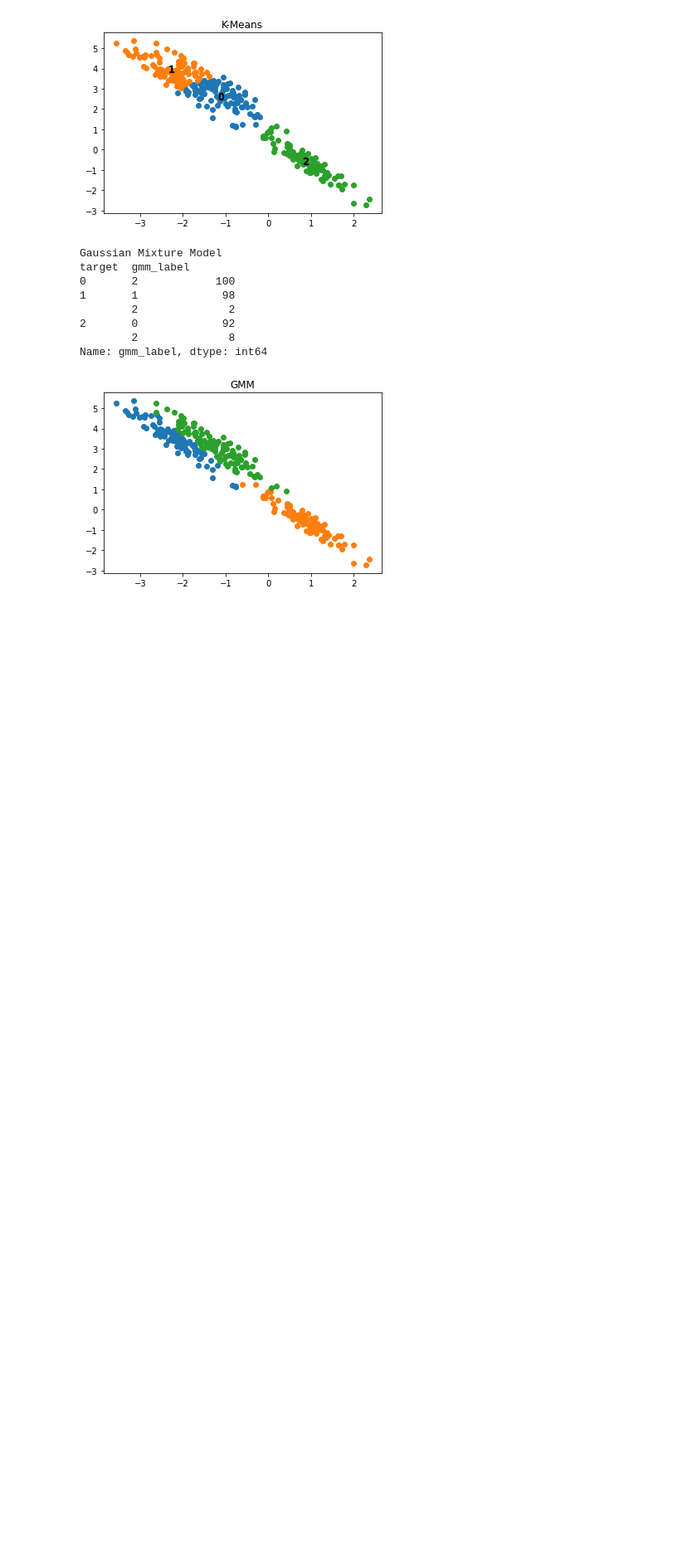
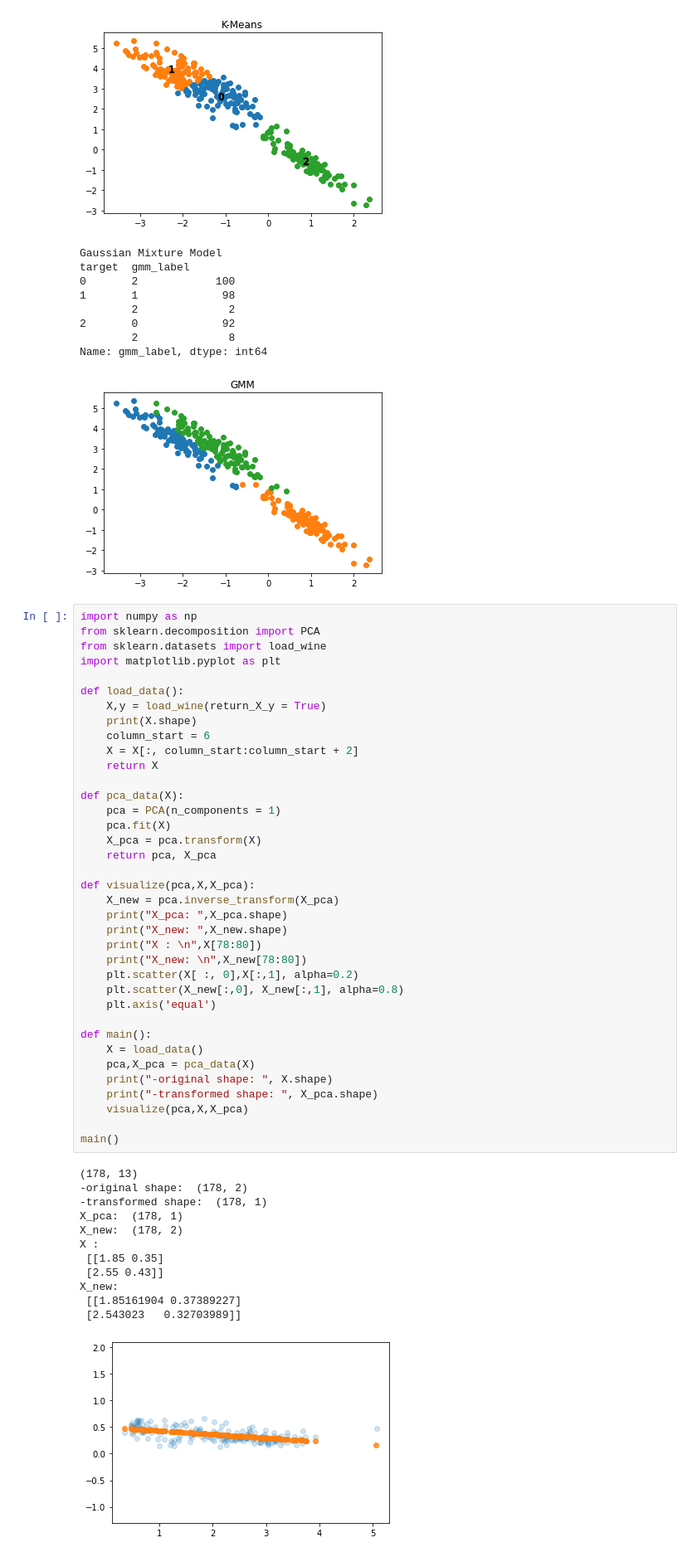
Before and after one commit to Jeong-Daniel/DataScience_Study, a Jupyter notebook: 4. Machine Learning/5. Unsupervisied Learning 비지도학습.ipynb, the cells around one changed output. Shown at 83% size. Drawn from its saved outputs; the diff is of its cells as text; blank space fills up the shorter version.

```diff
--- a/4. Machine Learning/5. Unsupervisied Learning 비지도학습.ipynb
+++ b/4. Machine Learning/5. Unsupervisied Learning 비지도학습.ipynb
@@ -316,3 +316,53 @@ target  gmm_label
         2              8
 Name: gmm_label, dtype: int64
 [figure]
+# %%
+import numpy as np
+from sklearn.decomposition import PCA
+from sklearn.datasets import load_wine
+import matplotlib.pyplot as plt
+
+def load_data():
+    X,y = load_wine(return_X_y = True)
+    print(X.shape)
+    column_start = 6
+    X = X[:, column_start:column_start + 2]
+    return X
+
+def pca_data(X):
+    pca = PCA(n_components = 1)
+    pca.fit(X)
+    X_pca = pca.transform(X)
+    return pca, X_pca
+
+def visualize(pca,X,X_pca):
+    X_new = pca.inverse_transform(X_pca)
+    print("X_pca: ",X_pca.shape)
+    print("X_new: ",X_new.shape)
+    print("X : \n",X[78:80])
+    print("X_new: \n",X_new[78:80])
+    plt.scatter(X[ :, 0],X[:,1], alpha=0.2)
+    plt.scatter(X_new[:,0], X_new[:,1], alpha=0.8)
+    plt.axis('equal')
+
+def main():
+    X = load_data()
+    pca,X_pca = pca_data(X)
+    print("-original shape: ", X.shape)
+    print("-transformed shape: ", X_pca.shape)
+    visualize(pca,X,X_pca)
+
+main()
+# %% [output]
+(178, 13)
+-original shape:  (178, 2)
+-transformed shape:  (178, 1)
+X_pca:  (178, 1)
+X_new:  (178, 2)
+X :
+ [[1.85 0.35]
+ [2.55 0.43]]
+X_new:
+ [[1.85161904 0.37389227]
+ [2.543023   0.32703989]]
+[figure, added]
```
Also changed, not shown: parts of 1 cell of this notebook, 1 other file.
